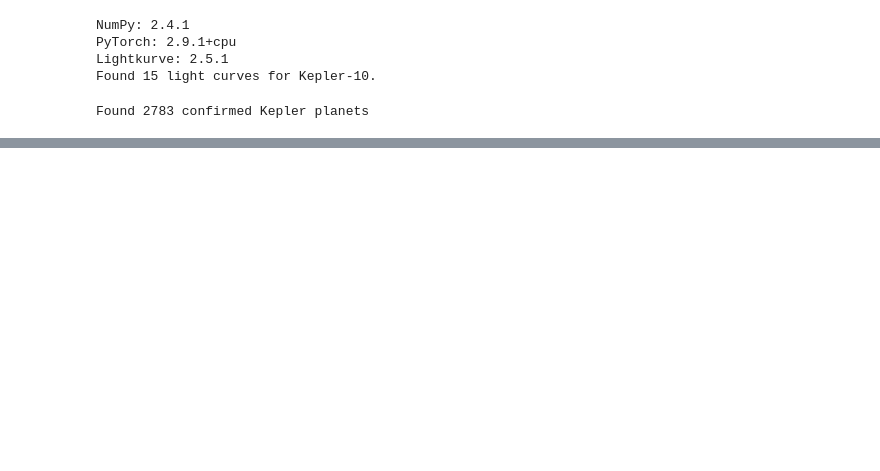
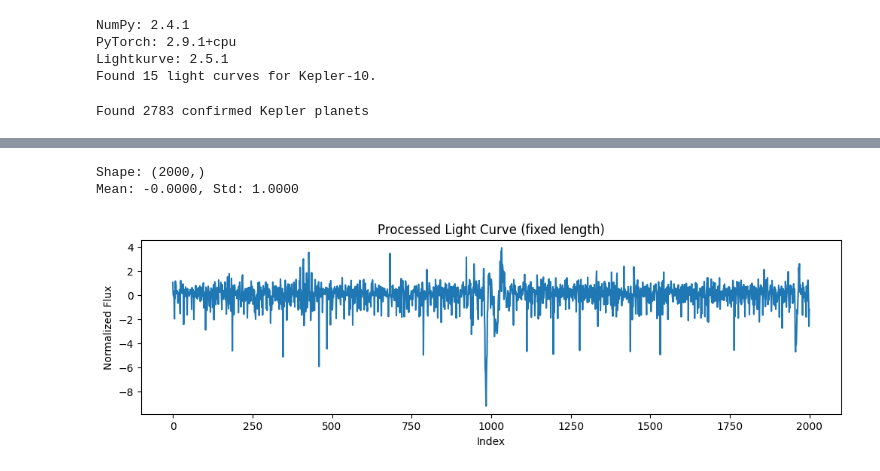
Before and after one commit to MikeMurgia/AIExoplanetFinder, a Jupyter notebook: notebooks/data_exploration.ipynb, the cells around one changed output, grey strips where cells are left out. Drawn from its saved outputs; the diff is of its cells as text; code cells hidden in the pictures; blank space fills up the shorter version.

```diff
--- a/notebooks/data_exploration.ipynb
+++ b/notebooks/data_exploration.ipynb
@@ -52,0 +133,59 @@ def download_lightcurve(kepid, save_dir="data/raw"):
+# %%
+def process_lightcurve(filepath, period=None, t0=None, n_points=2000):
+    """
+    Load, clean, and convert light curve to fixed-length array.
+
+    Parameters:
+        filepath: Path to FITS file
+        period: Orbital period (if known, will phase fold)
+        t0: Epoch of first transit
+        n_points: Output array length
+
+    Returns:
+        flux: numpy array of shape (n_points,)
+    """
+
+    # Load
+    lc = lk.read(filepath)
+
+    # Clean
+    lc = lc.remove_nans()
+    lc = lc.remove_outliers(sigma=5)
+    lc = lc.flatten(window_length=401)
+    lc = lc.normalize()
+
+    # Phase fold if period known
+    if period and t0:
+        lc = lc.fold(period=period, epoch_time=t0)
+
+    # Get flux values
+    flux = lc.flux.value
+
+    # Resample to fixed length
+    from scipy.interpolate import interp1d
+    x_old = np.linspace(0, 1, len(flux))
+    x_new = np.linspace(0, 1, n_points)
+    f = interp1d(x_old, flux, kind='linear', fill_value='extrapolate')
+    flux_resampled = f(x_new)
+
+    # Normalize to zero mean, unit variance
+    flux_resampled = (flux_resampled - np.mean(flux_resampled)) / np.std(flux_resampled)
+
+    return flux_resampled
+
+
+# Test
+flux = process_lightcurve("../data/raw/kic_11904151.fits")
+print(f"Shape: {flux.shape}")
+print(f"Mean: {flux.mean():.4f}, Std: {flux.std():.4f}")
+
+plt.figure(figsize=(12, 3))
+plt.plot(flux)
+plt.title("Processed Light Curve (fixed length)")
+plt.xlabel("Index")
+plt.ylabel("Normalized Flux")
+plt.show()
+# %% [output]
+Shape: (2000,)
+Mean: -0.0000, Std: 1.0000
+[figure, added]
```
Also changed, not shown: parts of 18 cells of this notebook, 44 other files.
